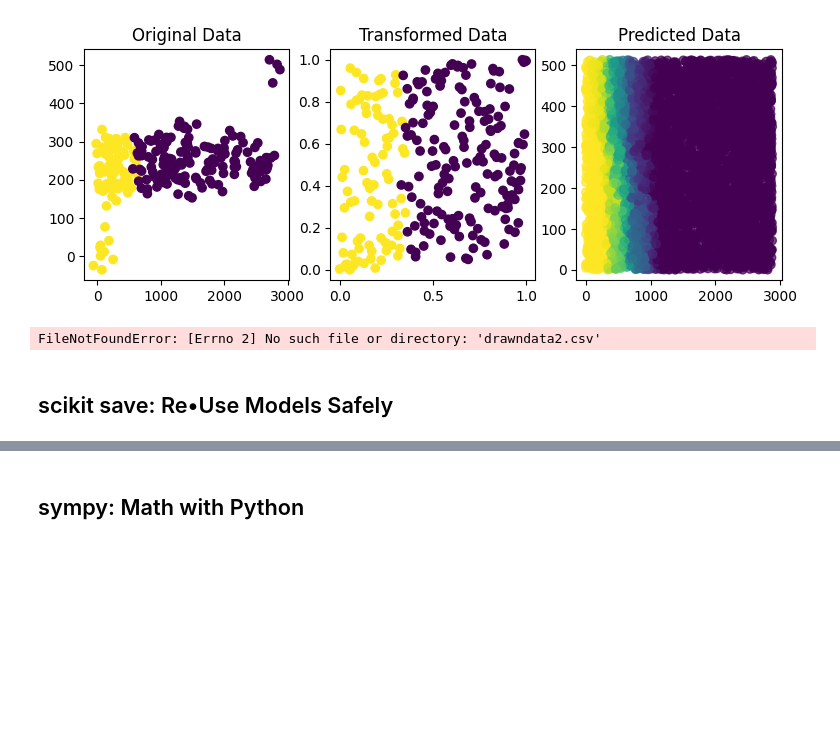
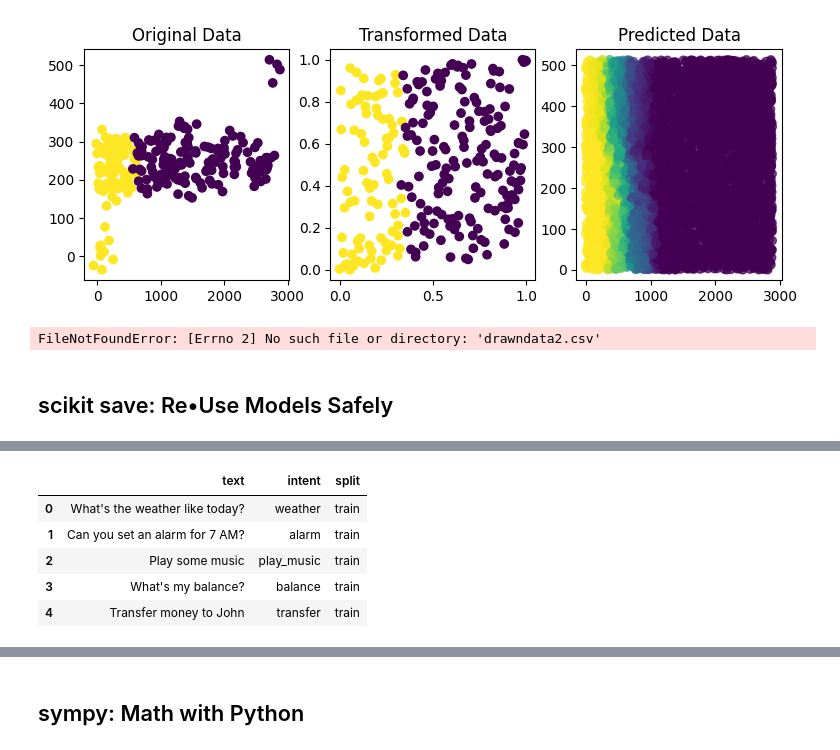
Before and after one commit to Friend09/practise_prod_python_tools, a Jupyter notebook: notebooks/practise_Data_Science_and_Machine_Learning.ipynb, the cells around one changed output, grey strips where cells are left out. Cells and saved outputs as stored; diff of their text form; code cells hidden in the pictures; blank space fills up the shorter version.

```diff
--- a/notebooks/practise_Data_Science_and_Machine_Learning.ipynb
+++ b/notebooks/practise_Data_Science_and_Machine_Learning.ipynb
@@ -273,0 +284,6 @@ FileNotFoundError: [Errno 2] No such file or directory: 'drawndata2.csv'
+# %%
+console = Console()
+
+# Load the training data
+df = pd.read_csv("../data/clinc_oos-plus.csv").loc[lambda d: d["split"] == "train"]
+console.log("Training data loaded.")
@@ -273,0 +292,9 @@ FileNotFoundError: [Errno 2] No such file or directory: 'drawndata2.csv'
+# %%
+df.head()
+# %% [output]
+|  | text | intent | split |
+| 0 | What's the weather like today? | weather | train |
+| 1 | Can you set an alarm for 7 AM? | alarm | train |
+| 2 | Play some music | play_music | train |
+| 3 | What's my balance? | balance | train |
+| 4 | Transfer money to John | transfer | train |
```
Also changed, not shown: parts of 18 cells of this notebook, 6 other files.
